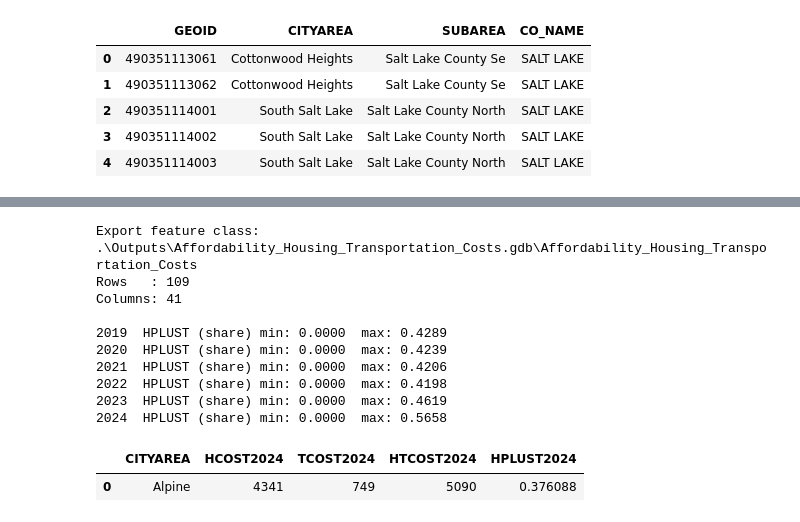
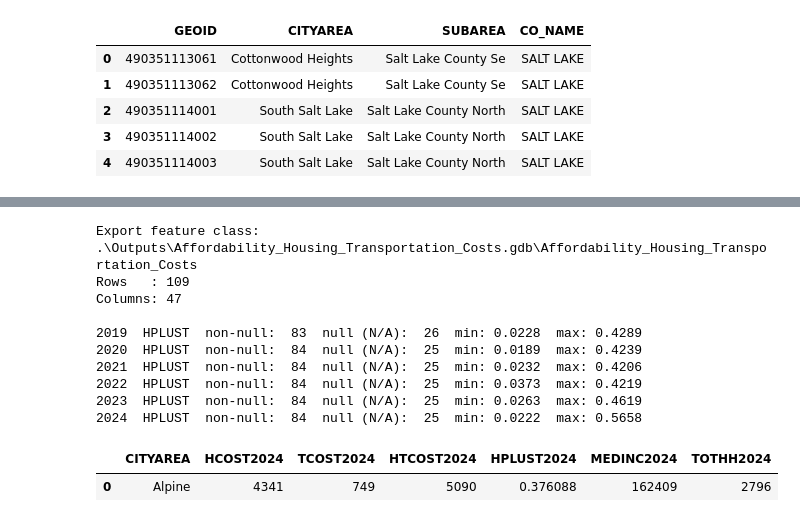
Before and after one commit to WFRCAnalytics/DATA-Regional-Metrics-Dashboard, a Jupyter notebook: housing-plus-transportation/Process-GPI-TDM-HT-by-City.ipynb, the cells around one changed output, grey strips where cells are left out. Saved outputs shown, nothing was run; the diff lists cells and outputs as text; code cells hidden in the pictures.

```diff
--- a/housing-plus-transportation/Process-GPI-TDM-HT-by-City.ipynb
+++ b/housing-plus-transportation/Process-GPI-TDM-HT-by-City.ipynb
@@ -57,25 +69,41 @@ if not arcpy.Exists(gdb2):
     arcpy.CreateFileGDB_management(outputs[0], outputs[2])
 # %%
 # Config for the city-level ACS / block-group / income workflow.
-# All new cells in this notebook read from this dictionary.
+# All sections in this notebook read from this dictionary.
 HT_INCOME_CONFIG = {
     "ht_csv_path": r".\Inputs\H +T Costs for Dashboard 2019-2023 (GPI & TDM) - Composite H + T Metric.csv",
+    # ── Block-group spatial reference (geometry, fetched once via pygris) ──────
     "bg_reference_gdb": r".\Inputs\block_groups_2020.gdb",
     "bg_reference_name": "bg_2020_ut_5county",
     "bg_projected_name": "bg_2020_projected",
     "bg_city_join_name": "bg_city_spatial_join",
+    # ── Tract- & county-level ACS fallback (tabular, cached to CSV) ───────────
+    # Naming mirrors block_groups_2020 so the geography level is immediately clear.
+    # Delete these files to force a full re-download (e.g. after adding a new year).
+    "tract_ref_path": r".\Inputs\tracts_2020_acs_income.csv",
+    "county_ref_path": r".\Inputs\counties_2020_acs_income.csv",
+    # ── Geography identifiers ─────────────────────────────────────────────────
     "state": "UT",
     "state_fips": "49",
     "county_fips": ["003", "011", "035", "049", "057"],
     "county_names": ["BOX ELDER", "DAVIS", "SALT LAKE", "UTAH", "WEBER"],
+    # ── ACS variables fetched at every geographic level ───────────────────────
     "acs_dataset": "acs/acs5",
-    "acs_vars": {"median_income": "B19013_001E", "population": "B02001_001E"},
+    "acs_vars": {
+        "median_income": "B19013_001E",  # Median household income
+        "population": "B02001_001E",  # Total population (weight for income avg)
+        "households": "B11001_001E",  # Total households (weight for H+T cost rollup)
+    },
+    # ── Column / key names ────────────────────────────────────────────────────
+    "bg_key": "GEOID",
+    "tract_key": "tract_geoid",  # derived as bg_geoid[:11]
+    "county_key": "county_geoid",  # derived as bg_geoid[:5]
+    # ── Notebook behaviour ────────────────────────────────────────────────────
     "year_prefixes": ["HCOST", "TCOST", "HPLUST"],
     "target_years_override": None,
     "pygris_cache": True,
     "share_scale": "0-1",
     "city_key": "CITYAREA",
-    "bg_key": "GEOID",
     "workshop_area_lookup": {
         "Box Elder (WFRC)": "Box Elder Wfrc",
         "North Davis County": "Davis County North",
@@ -954,39 +1463,46 @@ Export shape: (109, 41)
 # %%
 # Per-year range check on the income share (stored in HPLUST columns).
 # Expected: values between 0.0 and ~0.6; max above 1.0 would indicate a calculation error.
+# NaN count expected for non-residential TDM zones (Utah Lake, Camp Williams, etc.).
 print("Export feature class:", export_fc)
 print("Rows   :", len(export_check))
 print("Columns:", len(export_check.columns))
 print()
 for year in target_years:
     s = export_check[f"HPLUST{year}"]
-    print(f"{year}  HPLUST (share) min: {s.min():.4f}  max: {s.max():.4f}")
+    print(
+        f"{year}  HPLUST  non-null: {s.notna().sum():3d}"
+        f"  null (N/A): {s.isna().sum():3d}"
+        f"  min: {s.min():.4f}  max: {s.max():.4f}"
+    )
 # %% [output]
 Export feature class: .\Outputs\Affordability_Housing_Transportation_Costs.gdb\Affordability_Housing_Transportation_Costs
 Rows   : 109
-Columns: 41
+Columns: 47
 
-2019  HPLUST (share) min: 0.0000  max: 0.4289
-2020  HPLUST (share) min: 0.0000  max: 0.4239
-2021  HPLUST (share) min: 0.0000  max: 0.4206
-2022  HPLUST (share) min: 0.0000  max: 0.4198
-2023  HPLUST (share) min: 0.0000  max: 0.4619
-2024  HPLUST (share) min: 0.0000  max: 0.5658
+2019  HPLUST  non-null:  83  null (N/A):  26  min: 0.0228  max: 0.4289
+2020  HPLUST  non-null:  84  null (N/A):  25  min: 0.0189  max: 0.4239
+2021  HPLUST  non-null:  84  null (N/A):  25  min: 0.0232  max: 0.4206
+2022  HPLUST  non-null:  84  null (N/A):  25  min: 0.0373  max: 0.4219
+2023  HPLUST  non-null:  84  null (N/A):  25  min: 0.0263  max: 0.4619
+2024  HPLUST  non-null:  84  null (N/A):  25  min: 0.0222  max: 0.5658
 # %%
 # Spot check: Alpine in the most recent year.
 check_year = target_years[-1]
 check_city = "Alpine"
 
 export_check.loc[
     export_check["CITYAREA"] == check_city,
     [
         "CITYAREA",
         f"HCOST{check_year}",
         f"TCOST{check_year}",
         f"HTCOST{check_year}",
         f"HPLUST{check_year}",
+        f"MEDINC{check_year}",
+        f"TOTHH{check_year}",
     ],
 ]
 # %% [output]
-|  | CITYAREA | HCOST2024 | TCOST2024 | HTCOST2024 | HPLUST2024 |
-| 0 | Alpine | 4341 | 749 | 5090 | 0.376088 |
+|  | CITYAREA | HCOST2024 | TCOST2024 | HTCOST2024 | HPLUST2024 | MEDINC2024 | TOTHH2024 |
+| 0 | Alpine | 4341 | 749 | 5090 | 0.376088 | 162409 | 2796 |
```
Also changed, not shown: parts of 40 cells of this notebook, 3 other files.
